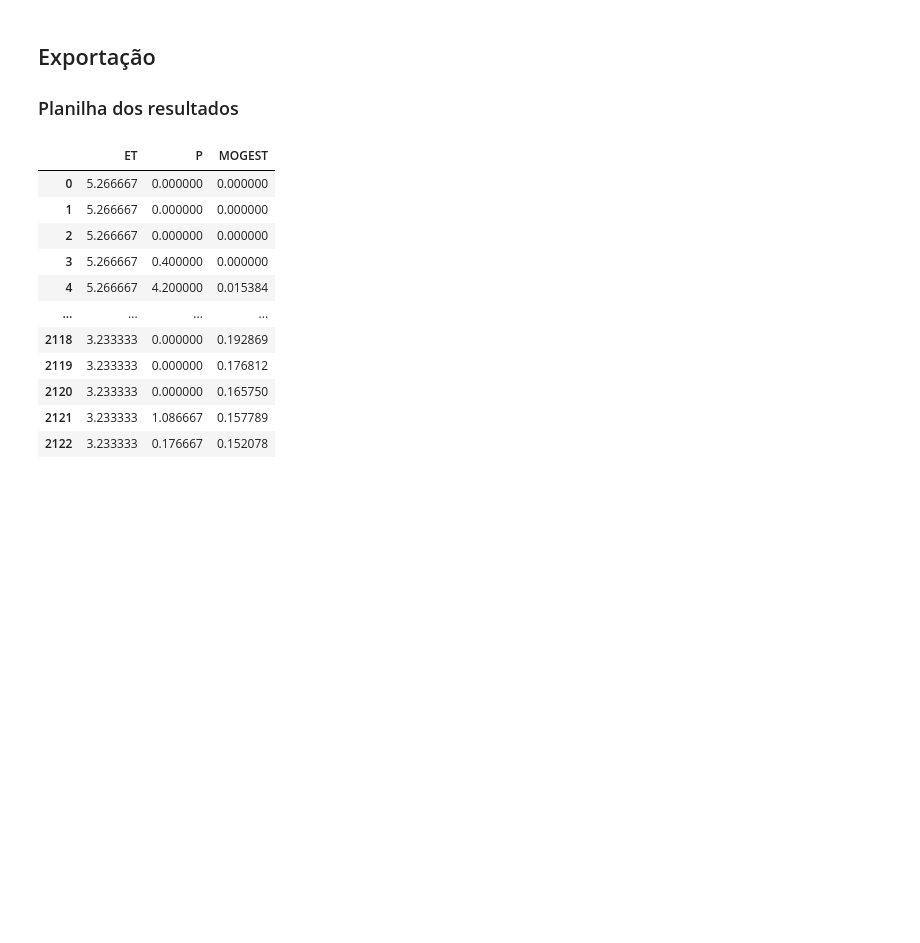
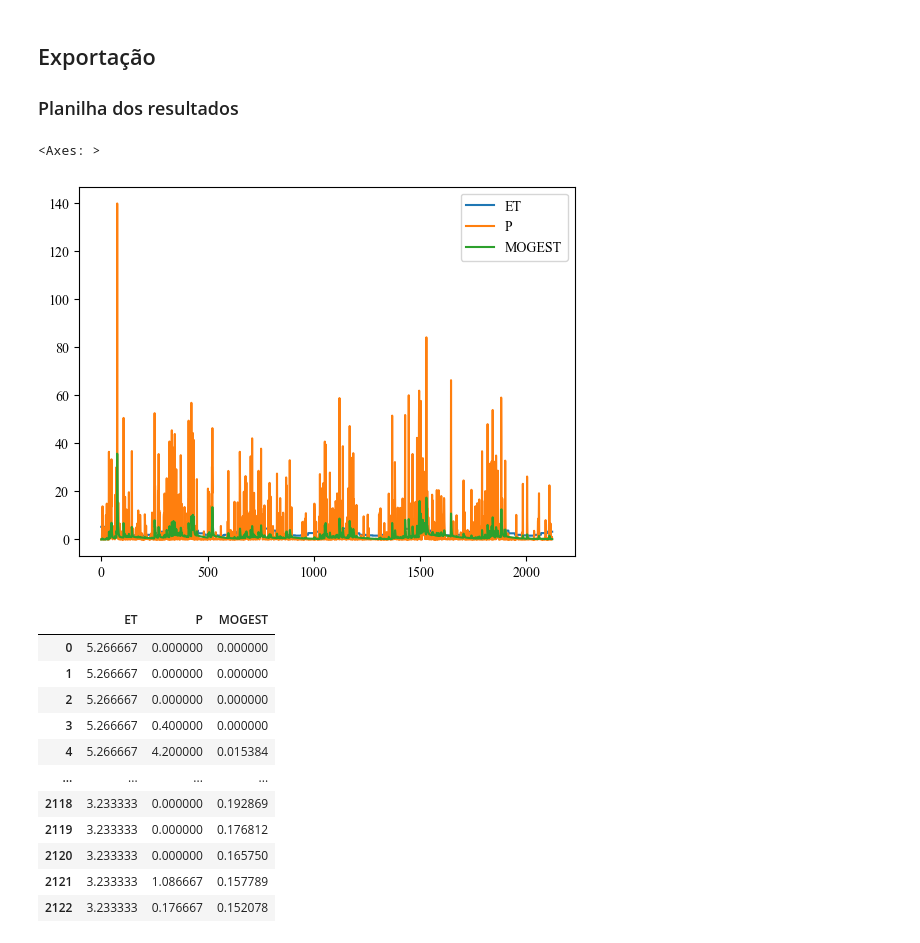
Before and after one commit to dariohhossoda/MOGESTpy, a Jupyter notebook: Applications/examples/SMAP_example.ipynb, the cells around one changed output. Cells and saved outputs as stored; diff of their text form; code cells hidden in the pictures; blank space fills up the shorter version.

```diff
--- a/Applications/examples/SMAP_example.ipynb
+++ b/Applications/examples/SMAP_example.ipynb
@@ -100,6 +100,11 @@ modelo_Biritiba.RunModel()
 # %%
 # Utilizando o mesmo dataframe da entrada
 df['MOGEST'] = modelo_Biritiba.Q
+# %%
+df.plot()
+# %% [output]
+<Axes: >
+[figure, added]
 # %%
 display(df)
 # %% [output]
```
